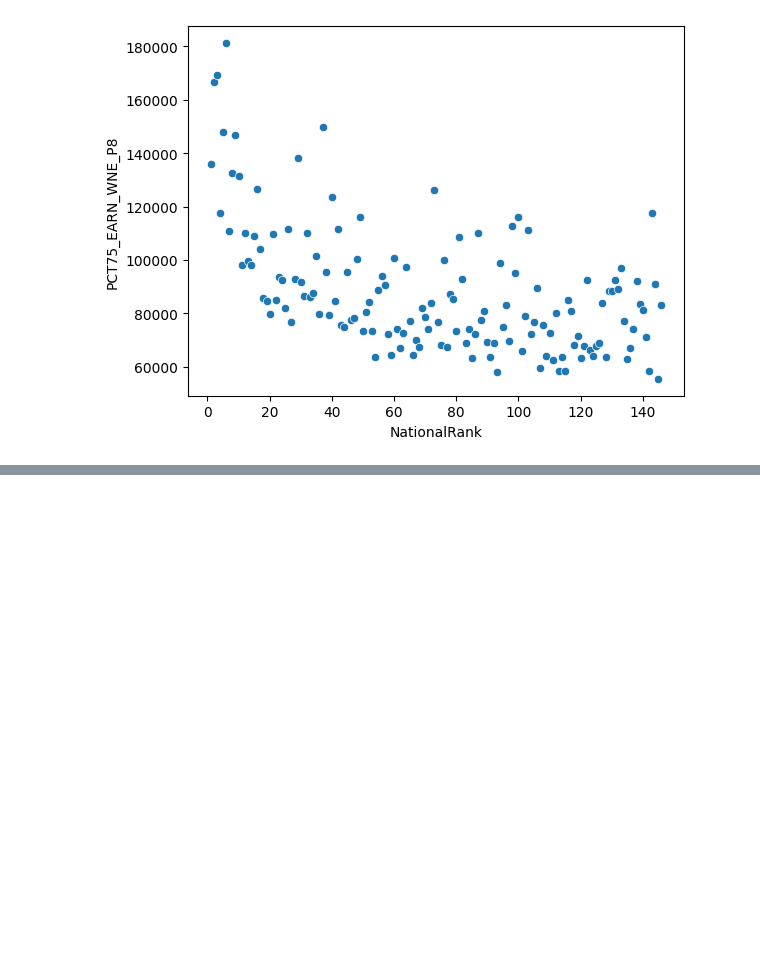
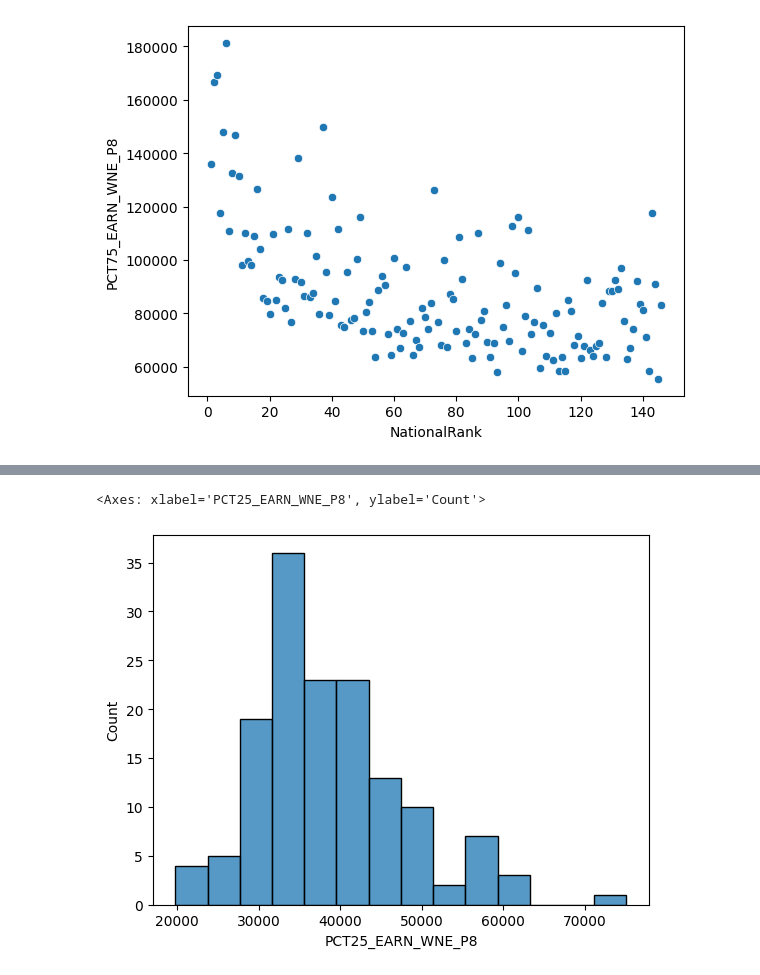
Before and after one commit to b4tan/College-Rank-and-Career-Success, a Jupyter notebook: 2018-2019-wrangle.ipynb, the cells around one changed output, grey strips where cells are left out. Saved outputs shown, nothing was run; the diff lists cells and outputs as text; code cells hidden in the pictures; blank space fills up the shorter version.

```diff
--- a/2018-2019-wrangle.ipynb
+++ b/2018-2019-wrangle.ipynb
@@ -135,0 +155,5 @@ sns.scatterplot( data = college_data, x = 'NationalRank', y = 'PCT75_EARN_WNE_P8
+# %%
+sns.histplot(college_data['PCT25_EARN_WNE_P8'])
+# %% [output]
+<Axes: xlabel='PCT25_EARN_WNE_P8', ylabel='Count'>
+[figure, added]
```
Also changed, not shown: parts of 9 cells of this notebook, 1 other file.
